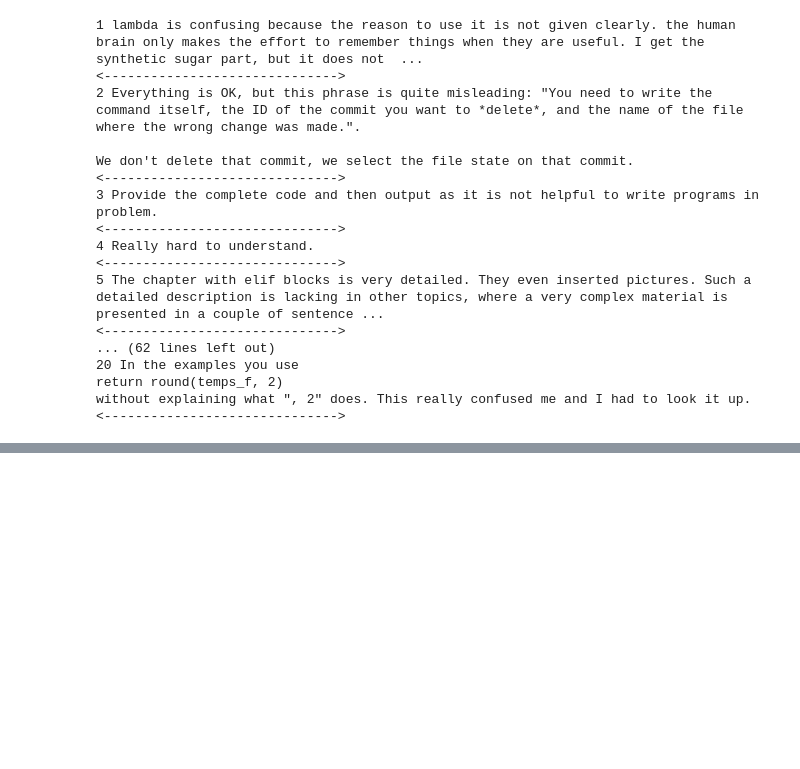
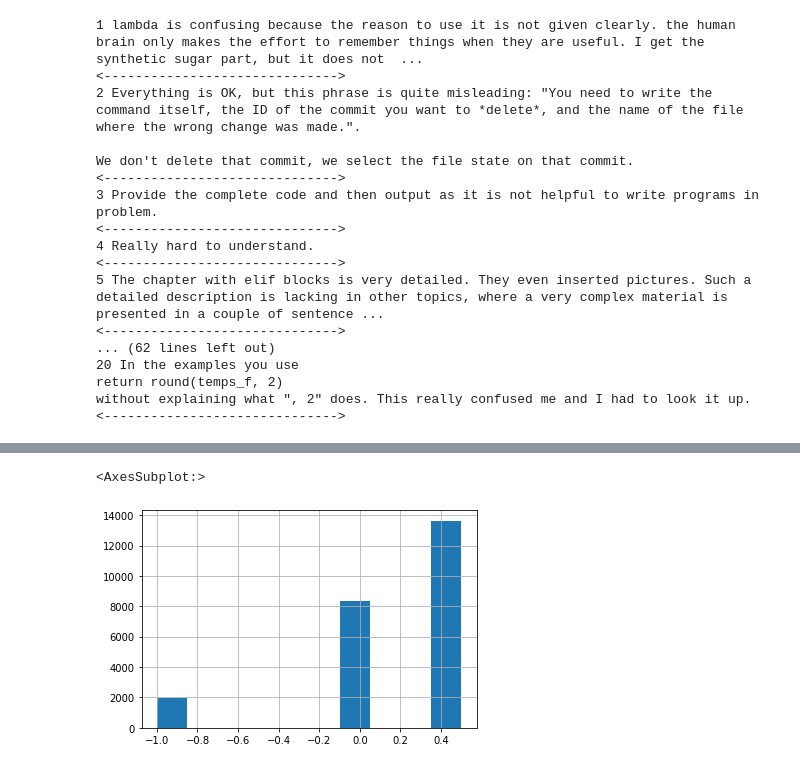
Before and after one commit to kr-ann/re-ada, a Jupyter notebook: 9.3 - Comments - procedure for evaluation of training corpus division.ipynb, the cells around one changed output, grey strips where cells are left out. Saved outputs shown, nothing was run; the diff lists cells and outputs as text; code cells hidden in the pictures; blank space fills up the shorter version.

```diff
--- a/9.3 - Comments - procedure for evaluation of training corpus division.ipynb
+++ b/9.3 - Comments - procedure for evaluation of training corpus division.ipynb
@@ -278,0 +655,7 @@ If ∣t∣ is the length of the string and ∣p∣ is the length of the pattern,
+# %%
+f = 'VER5_with_likes_all_comments_to_theories_with_scores.csv'
+df = pd.read_csv(path + f)
+df.comment_grades.hist()
+# %% [output]
+<AxesSubplot:>
+[figure, added]
```
Also changed, not shown: parts of 47 cells of this notebook, 8 other files.
